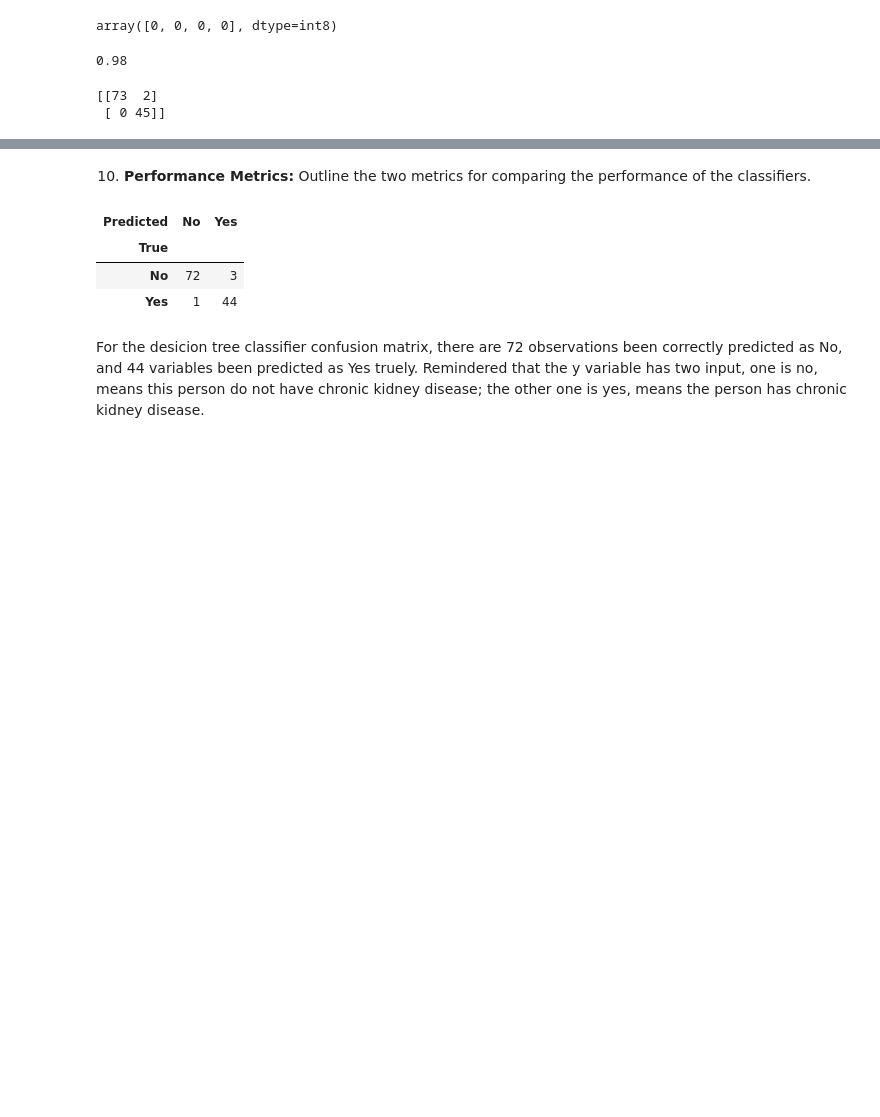
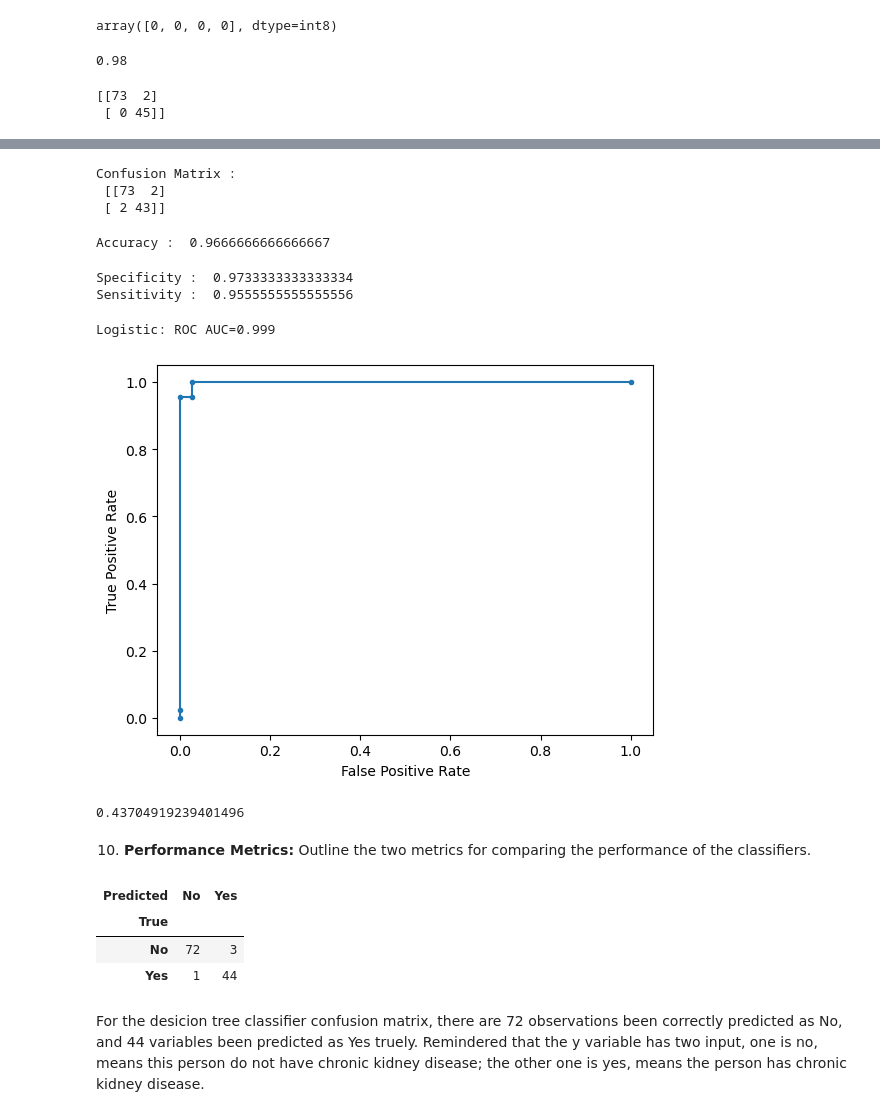
Before and after one commit to dail9/3da-assignment6, a Jupyter notebook: assignment6.ipynb, the cells around one changed output, grey strips where cells are left out. Saved outputs shown, nothing was run; the diff lists cells and outputs as text; code cells hidden in the pictures; blank space fills up the shorter version.

Commit message:
Update Logistic Regression

```diff
--- a/assignment6.ipynb
+++ b/assignment6.ipynb
@@ -1279,0 +1299,3 @@ print(conf_matrix)
+# %%
+def_log = LogisticRegression(max_iter=2000)
+def_log.fit(x1_train, y_train)
@@ -1279,0 +1304,3 @@ print(conf_matrix)
+# %%
+pred_prob1 = def_log.predict_proba(x1_test)
+pred_prob1
@@ -1280,3 +1325,55 @@ print(conf_matrix)
+# %%
+y_reshap = np.ravel(y1_test)
+
+df = pd.DataFrame(
+    data = {'prob0': pred_prob1[:,1], 'y1_test': y_reshap}
+    )
+
+df['y1_test_pred'] = df.prob0.map(lambda x: 1 if x > 0.5 else 0)
+
+cm1 = confusion_matrix(df.y1_test, df.y1_test_pred)
+print('Confusion Matrix : \n', cm1)
+# %% [output]
+Confusion Matrix :
+ [[73  2]
+ [ 2 43]]
+# %%
+total = sum(sum(cm1))
+
+accuracy = (cm1[0,0]+cm1[1,1])/total
+print ('Accuracy : ', accuracy)
+# %% [output]
+Accuracy :  0.9666666666666667
+# %%
+specificity = cm1[0,0]/(cm1[0,0]+cm1[0,1])
+print('Specificity : ', specificity )
+
+sensitivity = cm1[1,1]/(cm1[1,0]+cm1[1,1])
+print('Sensitivity : ', sensitivity)
+# %% [output]
+Specificity :  0.9733333333333334
+Sensitivity :  0.9555555555555556
+# %%
+spam_auc = roc_auc_score(df.y1_test, df.prob0)
+print('Logistic: ROC AUC=%.3f' % (spam_auc))
+# %% [output]
+Logistic: ROC AUC=0.999
+# %%
+spam_fpr, spam_tpr, cutoff = roc_curve(df.y1_test, df.prob0)
+# %%
+plt.plot(spam_fpr, spam_tpr, marker='.', label='Logistic')
+plt.xlabel('False Positive Rate')
+plt.ylabel('True Positive Rate')
+
+plt.show()
+# %% [output]
+[figure, added]
+# %%
+ks_statistic = np.max(spam_tpr - spam_fpr)
+ks_cutoff = cutoff[np.argmax(spam_tpr - spam_fpr)]
+ks_cutoff
+# %% [output]
+0.43704919239401496
 # %% [markdown]
 10. **Performance Metrics:** Outline the two metrics for comparing the performance of the classifiers.
 # %%
```
Also changed, not shown: parts of 5 cells of this notebook.
